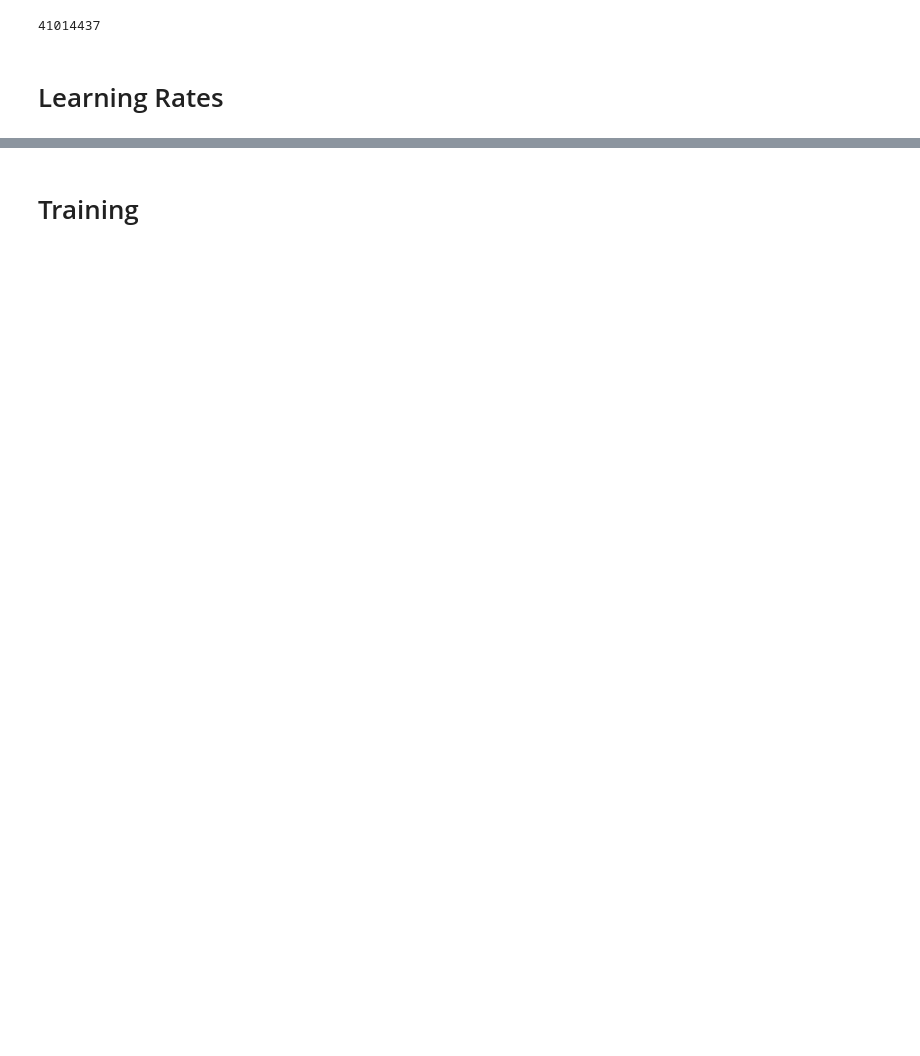
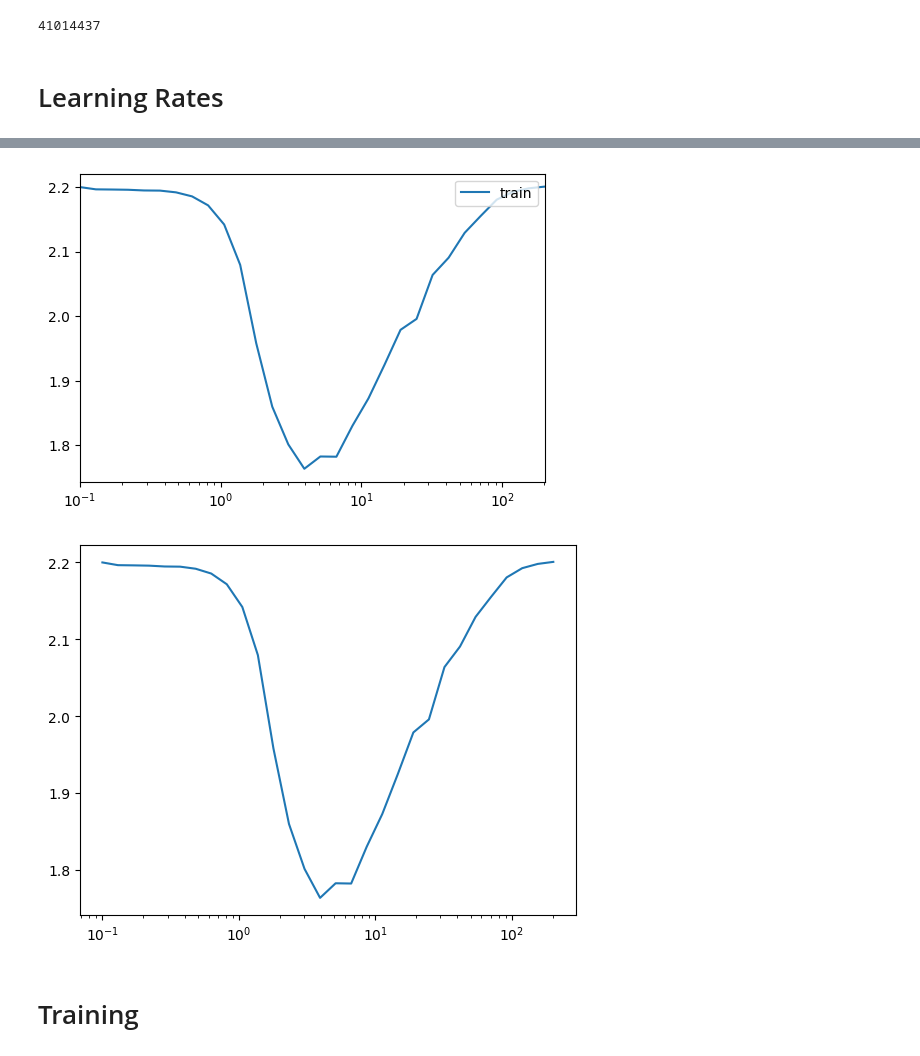
Before and after one commit to JonnySpruce/ml-sudoku-solver, a Jupyter notebook: sudoku-solver.ipynb, the cells around one changed output, grey strips where cells are left out. Cells and saved outputs as stored; diff of their text form; code cells hidden in the pictures; blank space fills up the shorter version.

```diff
--- a/sudoku-solver.ipynb
+++ b/sudoku-solver.ipynb
@@ -1035,3 +1094,6 @@ def lr_finder(training_data, model_class, loss_fn, initial_lr=1e-4, saved_weight
                 local_min = 1000
     plt.xscale('log')
     plt.plot(lrs, losses)
+# %%
+lr_finder(training_data, LinearNN, loss_compare_all_numbers, initial_lr=1e-1, optimizer_class=torch.optim.SGD)
+# %% [output]
@@ -1038 +1101,3 @@ def lr_finder(training_data, model_class, loss_fn, initial_lr=1e-4, saved_weight
+[figure, added]
+[figure, added]
 # %%
```
Also changed, not shown: parts of 47 cells of this notebook, 4 other files.
